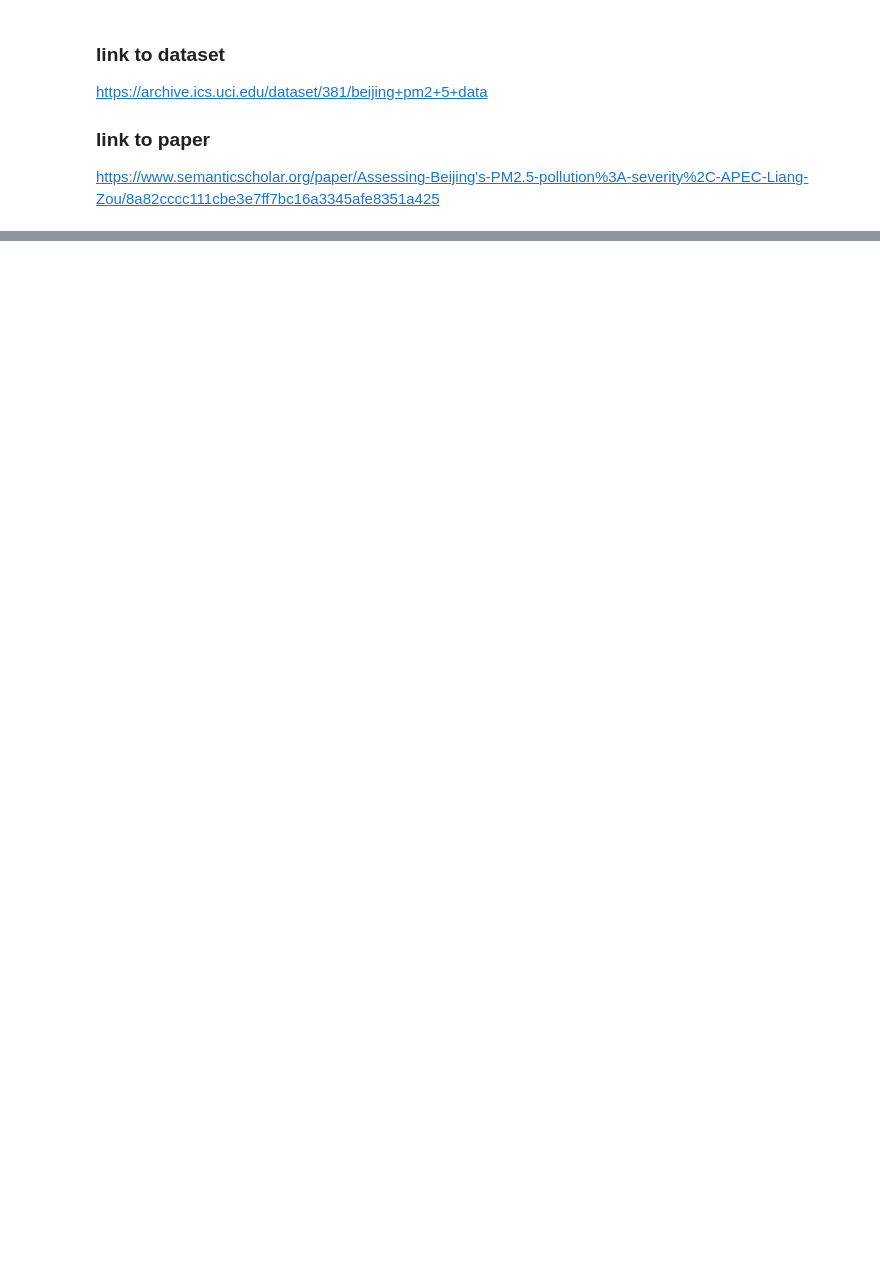
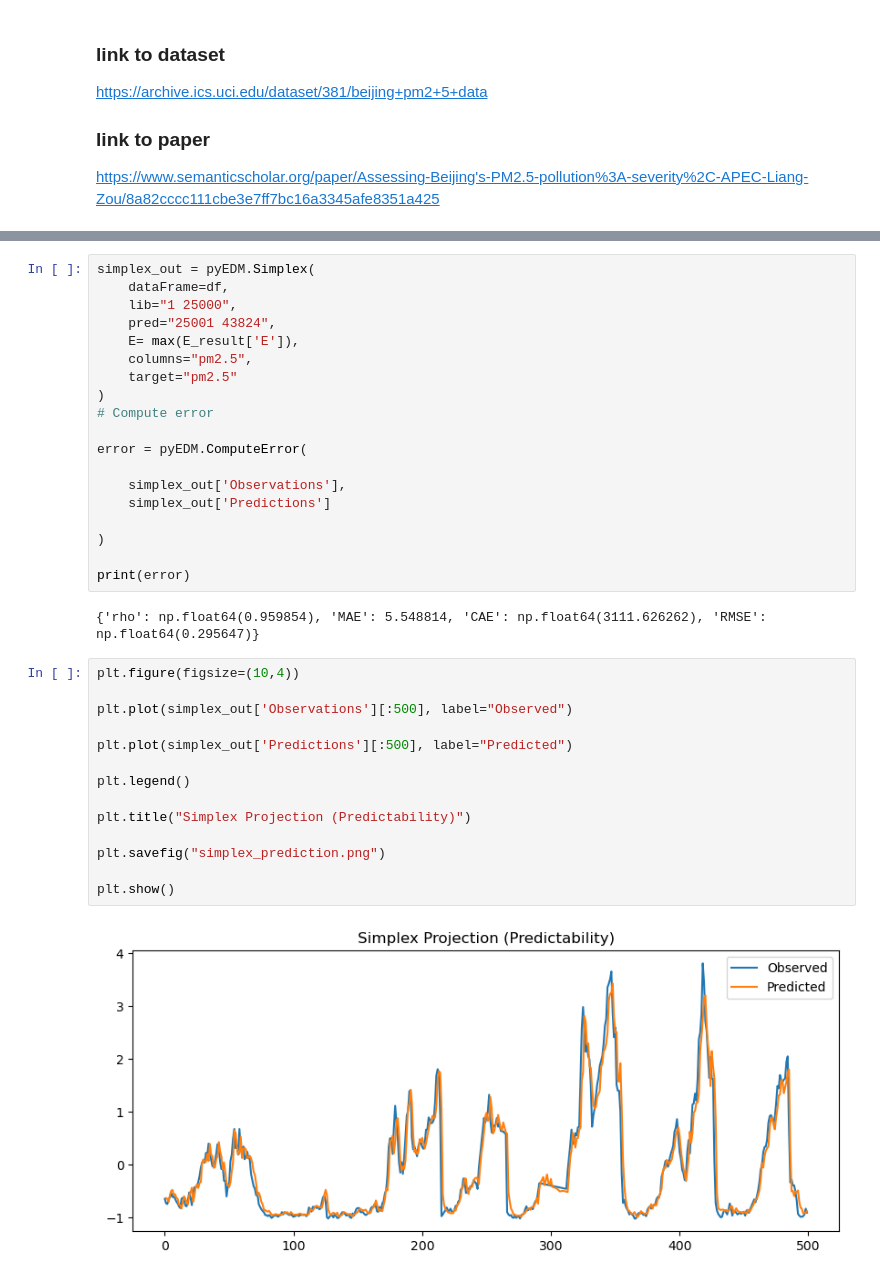
Before and after one commit to All-Purpose-Monkey/Complex_systems_group1, a Jupyter notebook: Module10/being_pm25_EDM.ipynb, the cells around one changed output, grey strips where cells are left out. Saved outputs shown, nothing was run; the diff lists cells and outputs as text; blank space fills up the shorter version.

```diff
--- a/Module10/being_pm25_EDM.ipynb
+++ b/Module10/being_pm25_EDM.ipynb
@@ -23,0 +200,37 @@ ModuleNotFoundError: No module named 'EDMpy'
+# %%
+simplex_out = pyEDM.Simplex(
+    dataFrame=df,
+    lib="1 25000",
+    pred="25001 43824",
+    E= max(E_result['E']),
+    columns="pm2.5",
+    target="pm2.5"
+)
+# Compute error
+
+error = pyEDM.ComputeError(
+
+    simplex_out['Observations'],
+    simplex_out['Predictions']
+
+)
+
+print(error)
+# %% [output]
+{'rho': np.float64(0.959854), 'MAE': 5.548814, 'CAE': np.float64(3111.626262), 'RMSE': np.float64(0.295647)}
+# %%
+plt.figure(figsize=(10,4))
+
+plt.plot(simplex_out['Observations'][:500], label="Observed")
+
+plt.plot(simplex_out['Predictions'][:500], label="Predicted")
+
+plt.legend()
+
+plt.title("Simplex Projection (Predictability)")
+
+plt.savefig("simplex_prediction.png")
+
+plt.show()
+# %% [output]
+[figure, added]
```
Also changed, not shown: parts of 12 cells of this notebook.
